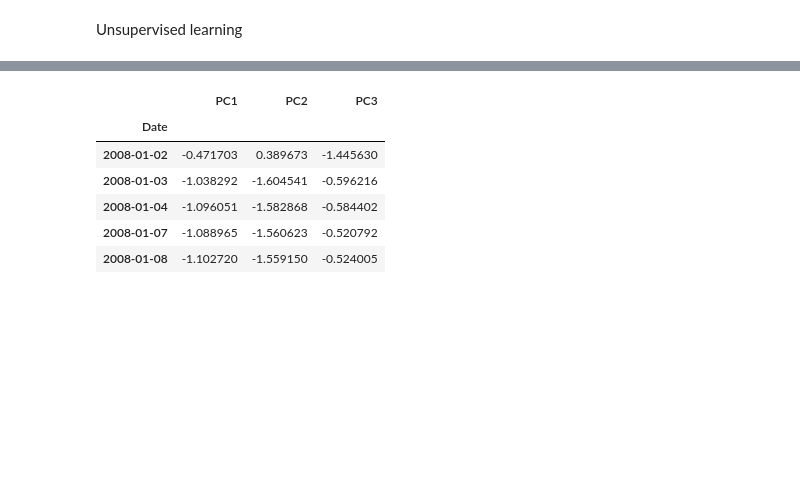
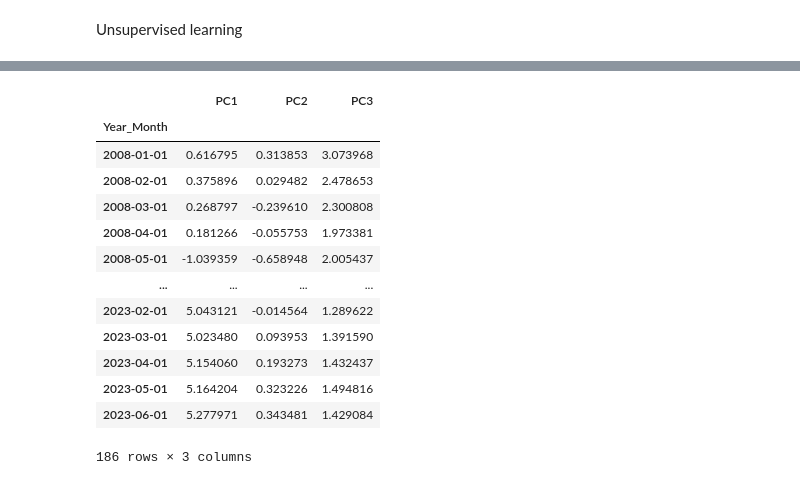
Before and after one commit to chernika81/Macroeconomic-Indicators-and-Index-Correlation, a Jupyter notebook: Draft/Birundha/Stock prediction APP/stockprediction-ML.ipynb, the cells around one changed output, grey strips where cells are left out. Cells and saved outputs as stored; diff of their text form; code cells hidden in the pictures; blank space fills up the shorter version.

```diff
--- a/Draft/Birundha/Stock prediction APP/stockprediction-ML.ipynb
+++ b/Draft/Birundha/Stock prediction APP/stockprediction-ML.ipynb
@@ -619,7 +482,7 @@ from sklearn.cluster import KMeans
 inertia =[]
 for i in k:
     k_model = KMeans(n_clusters=i, random_state=1)
-    k_model.fit(scaled_index_data_df)
+    k_model.fit(scaled_Macro_data_df)
     inertia.append(k_model.inertia_)
 # %%
 # Create a dictionary with the data to plot the Elbow curve
@@ -650,6 +513,6 @@ elbow_plot
 # %% [output]
 [interactive output not drawn]
 # %%
-model = KMeans(n_clusters=4, random_state=0)
-model.fit(scaled_index_data_df)
+model = KMeans(n_clusters=5, random_state=1)
+model.fit(scaled_Macro_data_df)
 # %% [output]
@@ -657,6 +520,6 @@ KMeans(n_clusters=4, random_state=0)
 # %%
 # Predict the clusters to group the cryptocurrencies using the scaled data
-K_predictions = model.predict(scaled_index_data_df)
+K_predictions = model.predict(scaled_Macro_data_df)
 
 
 # Print the resulting array of cluster values.
@@ -666,5 +537,5 @@ array([2, 3, 3, ..., 0, 0, 0])
 # %%
-index_data_prediction_df = scaled_index_data_df.copy()
+index_data_prediction_df = scaled_Macro_data_df.copy()
 index_data_prediction_df['macro_segments'] = K_predictions
-index_data_prediction_df.head()
+index_data_prediction_df.head(30)
 # %% [output]
@@ -747,24 +609,27 @@ total_variance
 # %%
 df_market_data_pca = pd.DataFrame(
     market_data_pca,
     columns=["PC1", "PC2","PC3"]
 )
 
 
-# Copy the crypto names from the original data
+df_market_data_pca["Year_Month"] = index_data_prediction_df.index
 
-df_market_data_pca["Date"] = macro_index.index
+df_market_data_pca =df_market_data_pca.set_index("Year_Month")
 
-# Set the coinid column as index
-df_market_data_pca =df_market_data_pca.set_index("Date")
-
-# Display sample data
-df_market_data_pca.head()
+df_market_data_pca
 # %% [output]
 |  | PC1 | PC2 | PC3 |
-| Date |  |  |  |
-| 2008-01-02 | -0.471703 | 0.389673 | -1.445630 |
-| 2008-01-03 | -1.038292 | -1.604541 | -0.596216 |
-| 2008-01-04 | -1.096051 | -1.582868 | -0.584402 |
-| 2008-01-07 | -1.088965 | -1.560623 | -0.520792 |
-| 2008-01-08 | -1.102720 | -1.559150 | -0.524005 |
+| Year_Month |  |  |  |
+| 2008-01-01 | 0.616795 | 0.313853 | 3.073968 |
+| 2008-02-01 | 0.375896 | 0.029482 | 2.478653 |
+| 2008-03-01 | 0.268797 | -0.239610 | 2.300808 |
+| 2008-04-01 | 0.181266 | -0.055753 | 1.973381 |
+| 2008-05-01 | -1.039359 | -0.658948 | 2.005437 |
+| ... | ... | ... | ... |
+| 2023-02-01 | 5.043121 | -0.014564 | 1.289622 |
+| 2023-03-01 | 5.023480 | 0.093953 | 1.391590 |
+| 2023-04-01 | 5.154060 | 0.193273 | 1.432437 |
+| 2023-05-01 | 5.164204 | 0.323226 | 1.494816 |
+| 2023-06-01 | 5.277971 | 0.343481 | 1.429084 |
+186 rows × 3 columns
```
Also changed, not shown: parts of 111 cells of this notebook, 14 other files.
